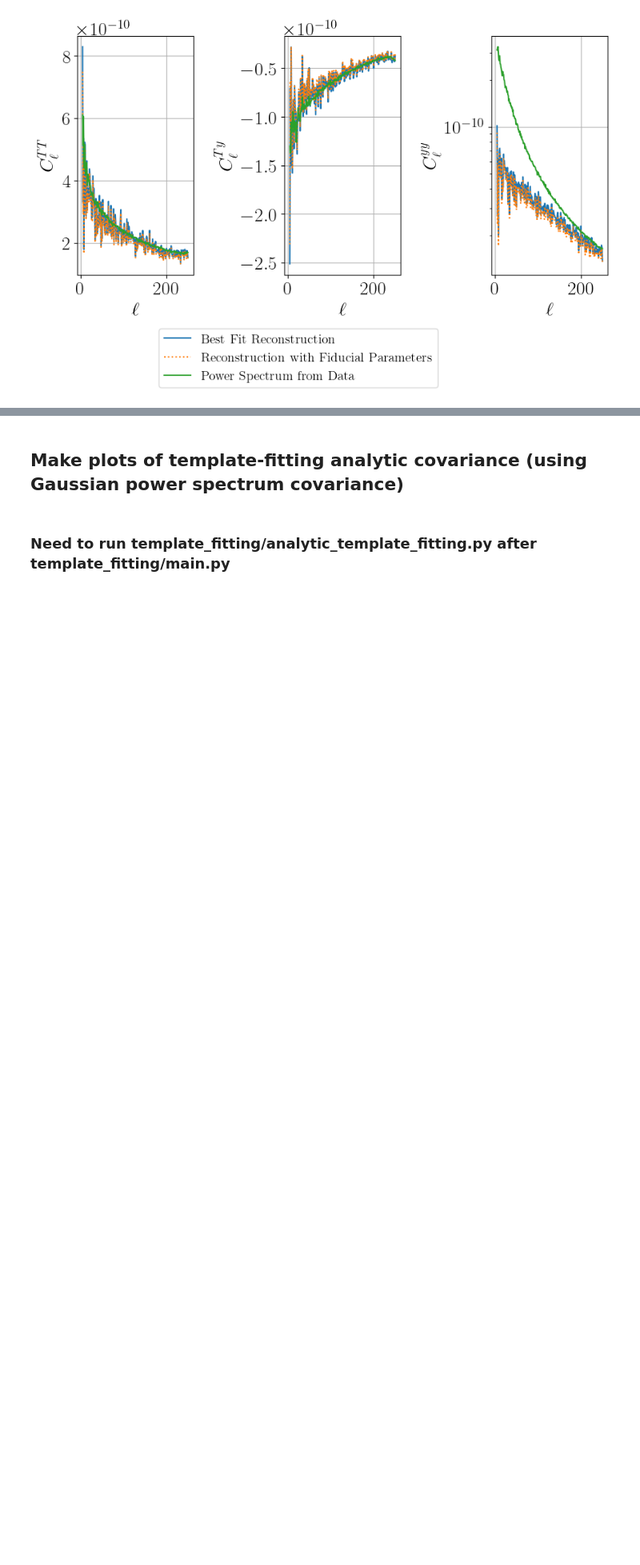
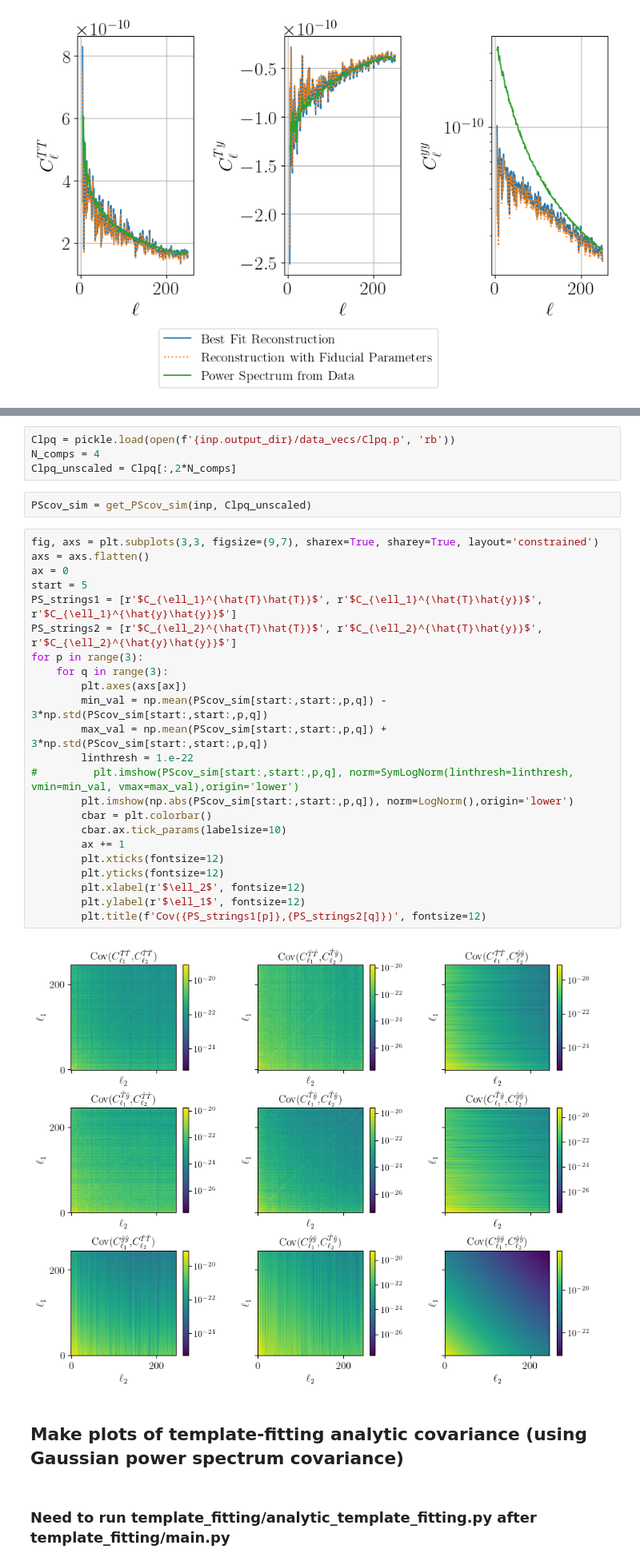
Before and after one commit to kmsurrao/NILC-Inference-Pipeline, a Jupyter notebook: notebooks/pipeline_plotting_examples.ipynb, the cells around one changed output, grey strips where cells are left out. Shown at 80% size. Saved outputs shown, nothing was run; the diff lists cells and outputs as text; blank space fills up the shorter version.

```diff
--- a/notebooks/pipeline_plotting_examples.ipynb
+++ b/notebooks/pipeline_plotting_examples.ipynb
@@ -291,3 +298,34 @@ plt.tight_layout()
+# %%
+Clpq = pickle.load(open(f'{inp.output_dir}/data_vecs/Clpq.p', 'rb'))
+N_comps = 4
+Clpq_unscaled = Clpq[:,2*N_comps]
+# %%
+PScov_sim = get_PScov_sim(inp, Clpq_unscaled)
+# %%
+fig, axs = plt.subplots(3,3, figsize=(9,7), sharex=True, sharey=True, layout='constrained')
+axs = axs.flatten()
+ax = 0
+start = 5
+PS_strings1 = [r'$C_{\ell_1}^{\hat{T}\hat{T}}$', r'$C_{\ell_1}^{\hat{T}\hat{y}}$', r'$C_{\ell_1}^{\hat{y}\hat{y}}$']
+PS_strings2 = [r'$C_{\ell_2}^{\hat{T}\hat{T}}$', r'$C_{\ell_2}^{\hat{T}\hat{y}}$', r'$C_{\ell_2}^{\hat{y}\hat{y}}$']
+for p in range(3):
+    for q in range(3):
+        plt.axes(axs[ax])
+        min_val = np.mean(PScov_sim[start:,start:,p,q]) - 3*np.std(PScov_sim[start:,start:,p,q])
+        max_val = np.mean(PScov_sim[start:,start:,p,q]) + 3*np.std(PScov_sim[start:,start:,p,q])
+        linthresh = 1.e-22
+#         plt.imshow(PScov_sim[start:,start:,p,q], norm=SymLogNorm(linthresh=linthresh, vmin=min_val, vmax=max_val),origin='lower')
+        plt.imshow(np.abs(PScov_sim[start:,start:,p,q]), norm=LogNorm(),origin='lower')
+        cbar = plt.colorbar()
+        cbar.ax.tick_params(labelsize=10)
+        ax += 1
+        plt.xticks(fontsize=12)
+        plt.yticks(fontsize=12)
+        plt.xlabel(r'$\ell_2$', fontsize=12)
+        plt.ylabel(r'$\ell_1$', fontsize=12)
+        plt.title(f'Cov({PS_strings1[p]},{PS_strings2[q]})', fontsize=12)
+# %% [output]
+[figure, added]
 # %% [markdown]
 ## Make plots of template-fitting analytic covariance (using Gaussian power spectrum covariance)
 # %% [markdown]
```
Also changed, not shown: parts of 18 cells of this notebook, 5 other files.
